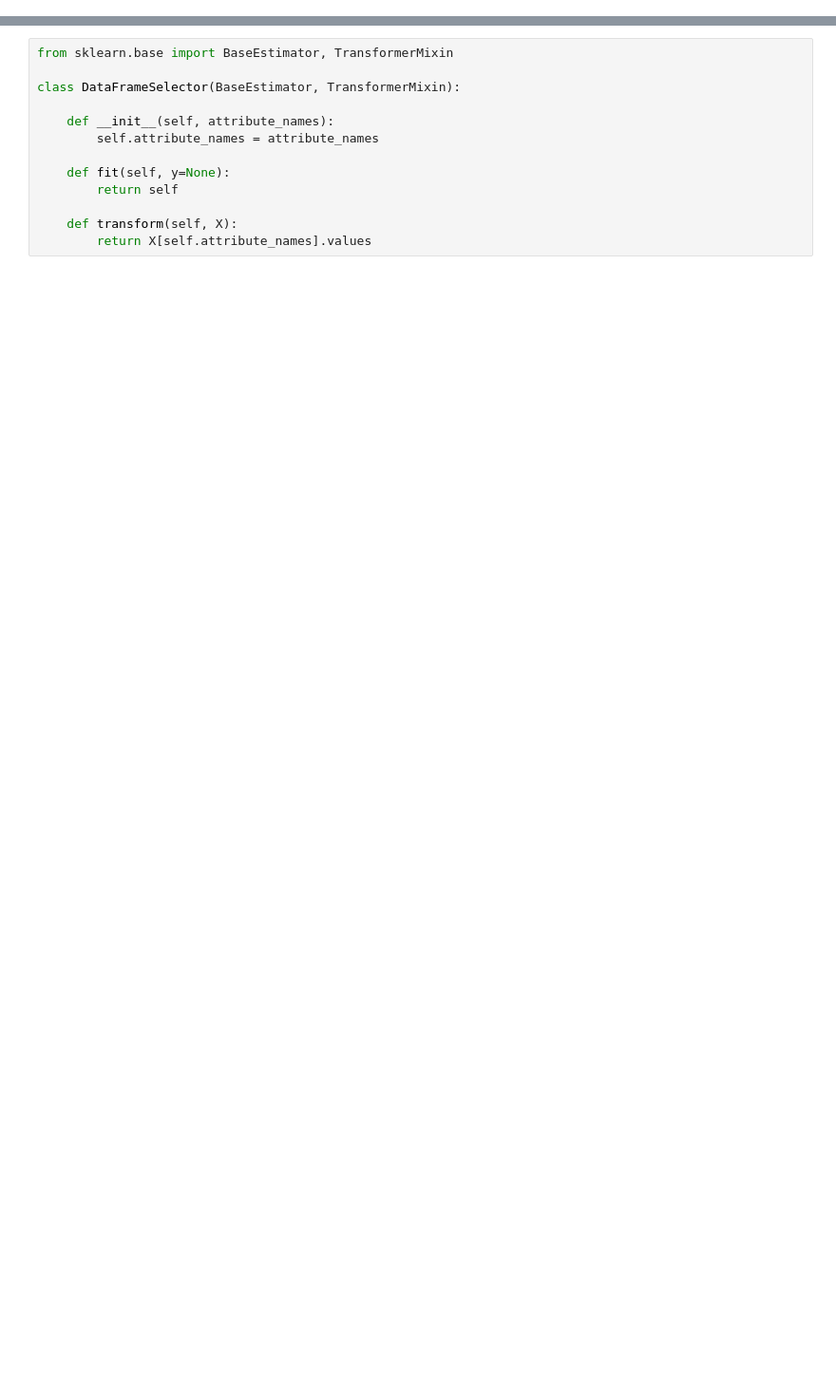
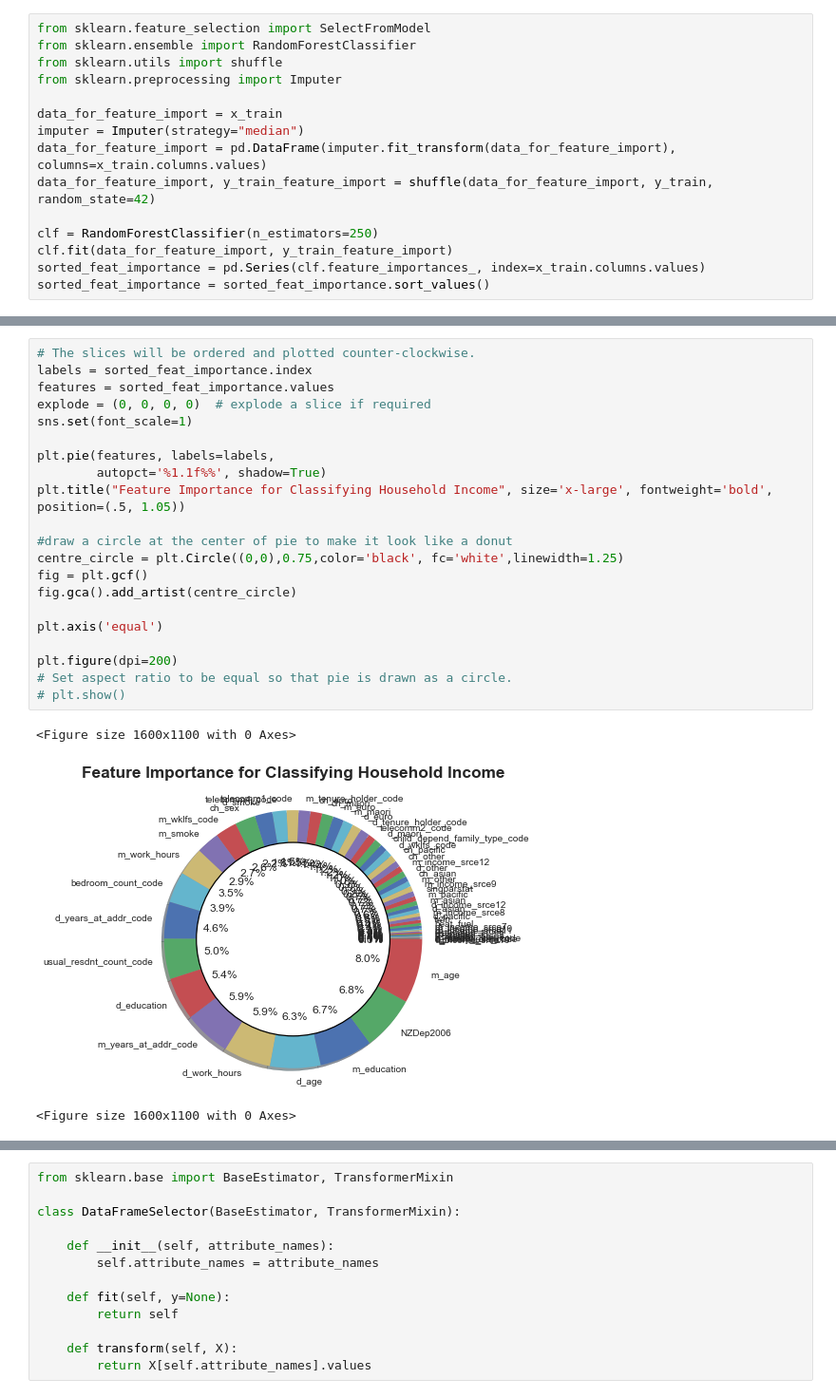
Before and after one commit to HarrisonBacordo/Comp309Kaggle, a Jupyter notebook: A3/A3.ipynb, the cells around one changed output, grey strips where cells are left out. Shown: that part at 95% size. Drawn from its saved outputs; the diff is of its cells as text; blank space fills up the shorter version.

Commit message:
Finished model

```diff
--- a/A3/A3.ipynb
+++ b/A3/A3.ipynb
@@ -72,0 +58,15 @@ array([[<matplotlib.axes._subplots.AxesSubplot object at 0x...>,
+# %%
+from sklearn.feature_selection import SelectFromModel
+from sklearn.ensemble import RandomForestClassifier
+from sklearn.utils import shuffle
+from sklearn.preprocessing import Imputer
+
+data_for_feature_import = x_train
+imputer = Imputer(strategy="median")
+data_for_feature_import = pd.DataFrame(imputer.fit_transform(data_for_feature_import), columns=x_train.columns.values)
+data_for_feature_import, y_train_feature_import = shuffle(data_for_feature_import, y_train, random_state=42)
+
+clf = RandomForestClassifier(n_estimators=250)
+clf.fit(data_for_feature_import, y_train_feature_import)
+sorted_feat_importance = pd.Series(clf.feature_importances_, index=x_train.columns.values)
+sorted_feat_importance = sorted_feat_importance.sort_values()
@@ -73,3 +94,28 @@ array([[<matplotlib.axes._subplots.AxesSubplot object at 0x...>,
+# %%
+# The slices will be ordered and plotted counter-clockwise.
+labels = sorted_feat_importance.index
+features = sorted_feat_importance.values
+explode = (0, 0, 0, 0)  # explode a slice if required
+sns.set(font_scale=1)
+
+plt.pie(features, labels=labels,
+        autopct='%1.1f%%', shadow=True)
+plt.title("Feature Importance for Classifying Household Income", size='x-large', fontweight='bold', position=(.5, 1.05))
+
+#draw a circle at the center of pie to make it look like a donut
+centre_circle = plt.Circle((0,0),0.75,color='black', fc='white',linewidth=1.25)
+fig = plt.gcf()
+fig.gca().add_artist(centre_circle)
+
+plt.axis('equal')
+
+plt.figure(dpi=200)
+# Set aspect ratio to be equal so that pie is drawn as a circle.
+# plt.show()
+# %% [output]
+<Figure size 1600x1100 with 0 Axes>
+[figure, added]
+<Figure size 1600x1100 with 0 Axes>
 # %%
 num_attr = ["m_age", "d_age", "bedroom_count_code", "m_years_at_addr_code", "m_work_hours", "d_years_at_addr_code", "d_work_hours", "usual_resdnt_count_code"]
 cat_attr = ["NZDep2006", 'ch_asian', 'ch_euro', 'ch_maori', 'ch_melaa', 'ch_other',
```
Also changed, not shown: parts of 25 cells of this notebook, 6 other files.
